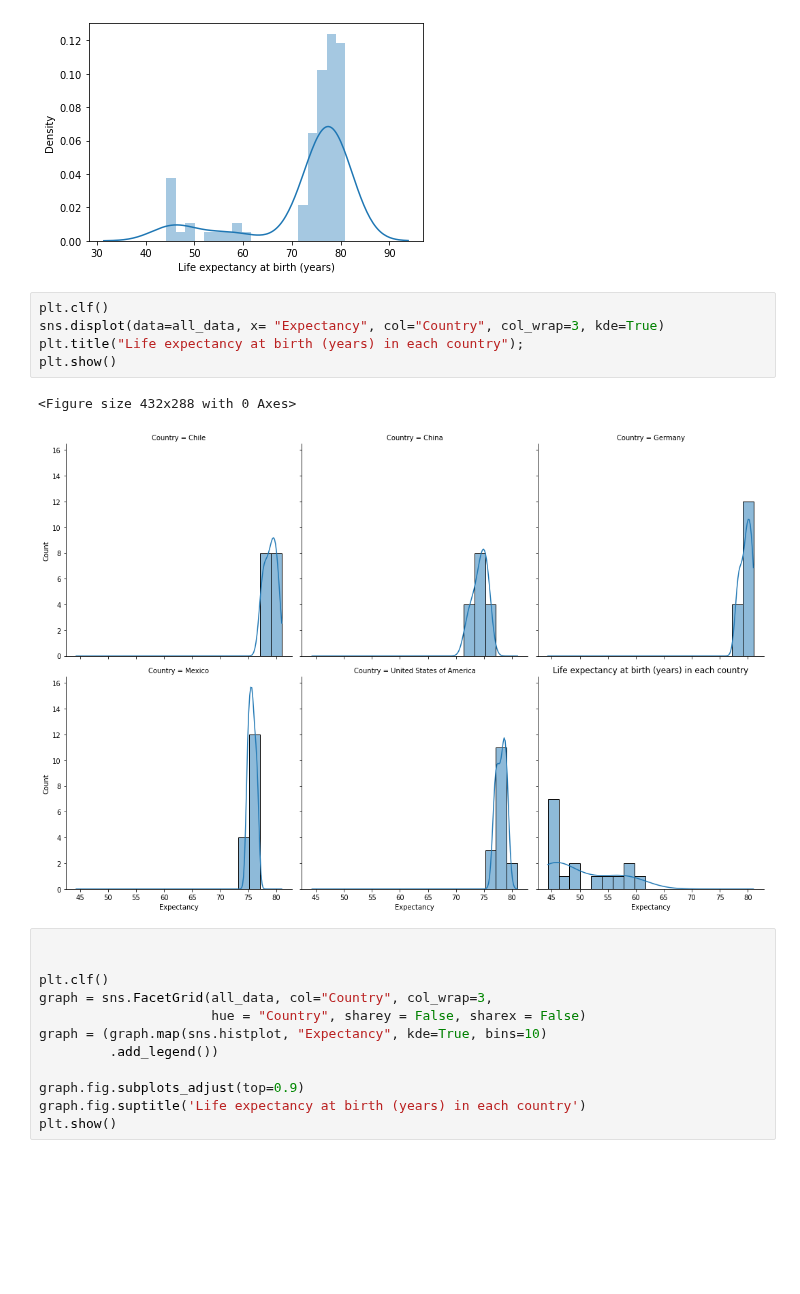
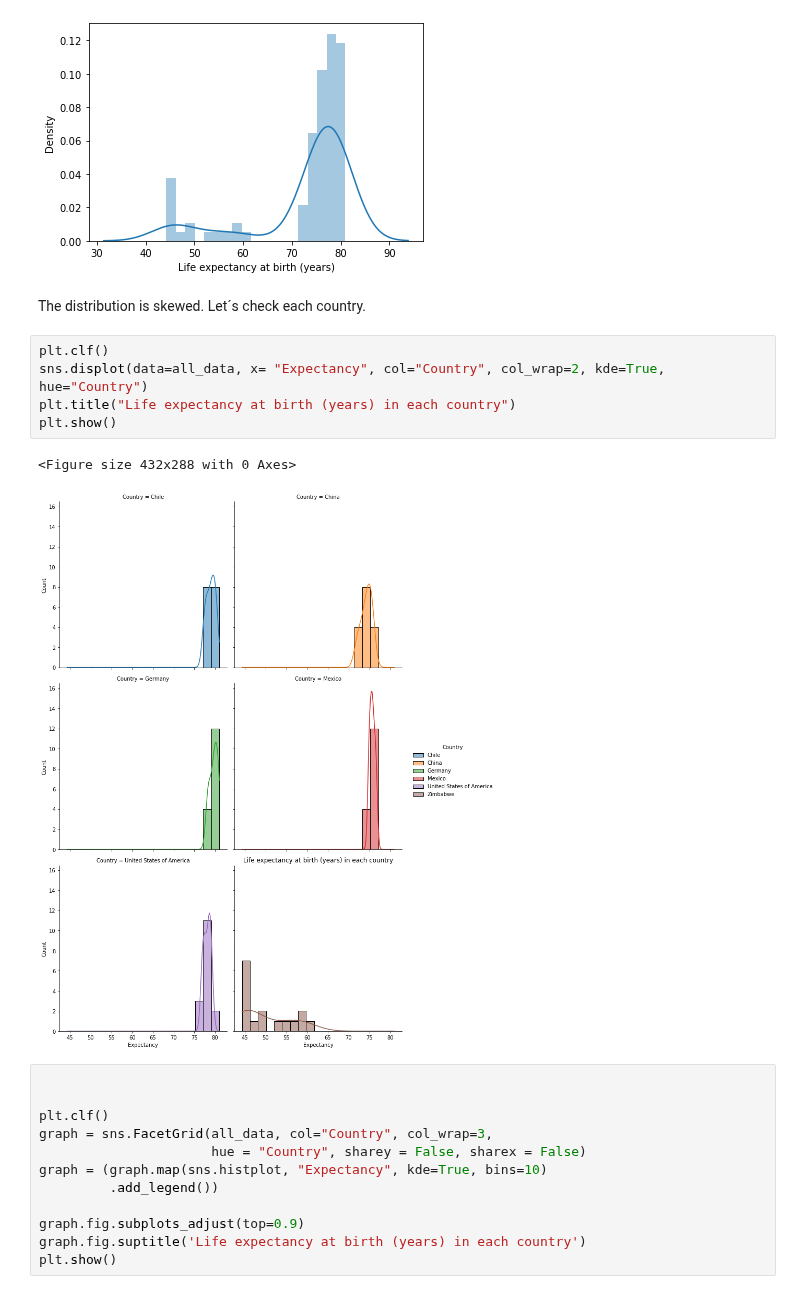
Before and after one commit to cacaprog/Exercises, a Jupyter notebook: Life-Expectancy-and-GDP-Starter/life_expectancy_gdp.ipynb, the cells around one changed output. Saved outputs shown, nothing was run; the diff lists cells and outputs as text; blank space fills up the shorter version.

```diff
--- a/Life-Expectancy-and-GDP-Starter/life_expectancy_gdp.ipynb
+++ b/Life-Expectancy-and-GDP-Starter/life_expectancy_gdp.ipynb
@@ -232,14 +222,16 @@ plt.xlabel("Life expectancy at birth (years)");
 plt.show()
 # %% [output]
 [figure]
+# %% [markdown]
+The distribution is skewed. Let´s check each country.
 # %%
 plt.clf()
-sns.displot(data=all_data, x= "Expectancy", col="Country", col_wrap=3, kde=True)
-plt.title("Life expectancy at birth (years) in each country");
+sns.displot(data=all_data, x= "Expectancy", col="Country", col_wrap=2, kde=True, hue="Country")
+plt.title("Life expectancy at birth (years) in each country")
 plt.show()
 # %% [output]
 <Figure size 432x288 with 0 Axes>
-[figure, old version]
+[figure, new version]
 # %%
 
 
```
Also changed, not shown: parts of 15 cells of this notebook, 1 other file.
